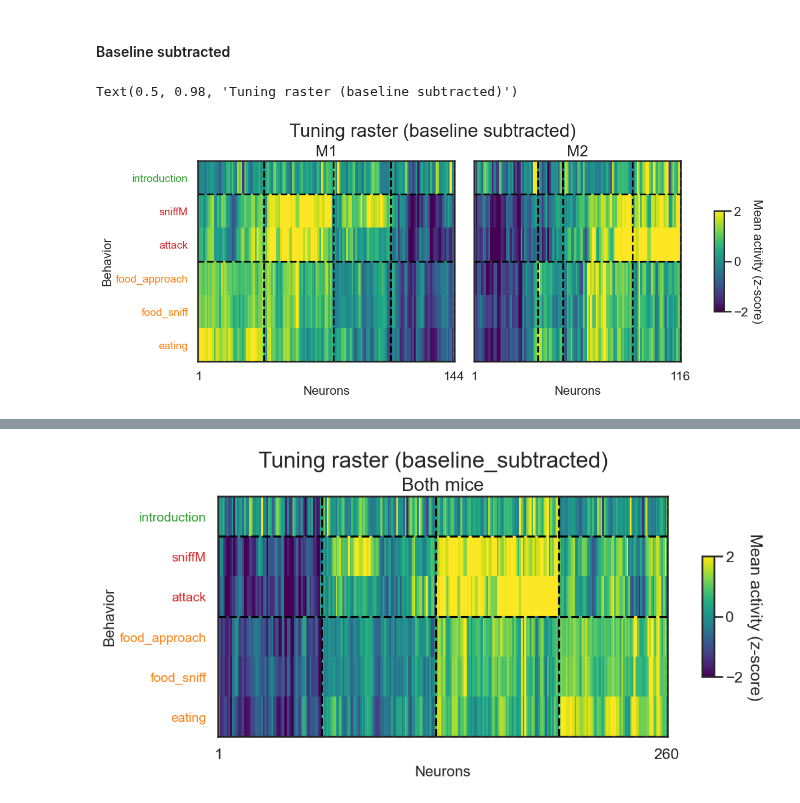
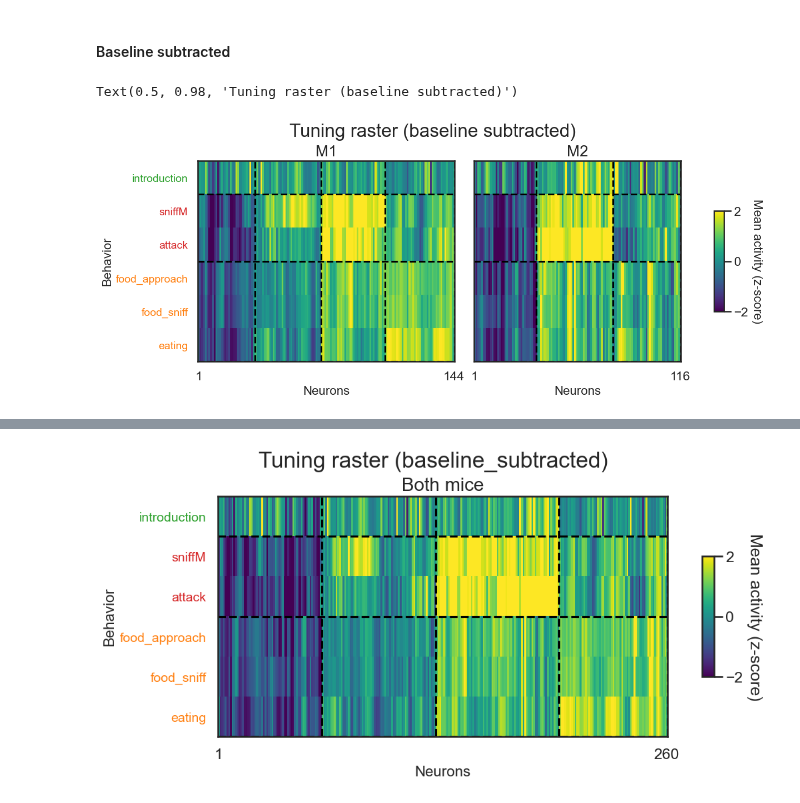
Before and after one commit to CharlesXu-Jingyue/DJA_FallRotation, a Jupyter notebook: DJA_HangryMice/tuning_raster_pie_fasted.ipynb, the cells around one changed output, grey strips where cells are left out. Drawn from its saved outputs; the diff is of its cells as text; code cells hidden in the pictures.

```diff
--- a/DJA_HangryMice/tuning_raster_pie_fasted.ipynb
+++ b/DJA_HangryMice/tuning_raster_pie_fasted.ipynb
@@ -733,24 +733,24 @@ plt.savefig("figures/20231202/TuningRasterBoth.svg")
 # Plot tuning raster
 # Fit k-means clustering
 n_clusters_nb_M1 = 4
-n_clusters_nb_M2 = 4
+n_clusters_nb_M2 = 3
 cluster_labels_nb_M1, data_reordered_nb_M1, neuron_ids_nb_reordered_M1 = fit_kmeans(n_clusters_nb_M1, mean_activity_nb_M1.T)
 cluster_labels_nb_M2, data_reordered_nb_M2, neuron_ids_nb_reordered_M2 = fit_kmeans(n_clusters_nb_M2, mean_activity_nb_M2.T)
 
 # Reorder the cluster again
-# cluster_order_nb_M1 = [1, 3, 0, 2, 4]
-# cluster_order_nb_M2 = [3, 0, 1, 2, 4]
-cluster_order_nb_M1 = [0, 1, 2, 3, 4]
-cluster_order_nb_M2 = [0, 1, 2, 3, 4]
+cluster_order_nb_M1 = [2, 0, 3, 1]
+cluster_order_nb_M2 = [1, 0, 2]
+# cluster_order_nb_M1 = [0, 1, 2, 3, 4]
+# cluster_order_nb_M2 = [0, 1, 2, 3, 4]
 
 i_cluster_lower = 0
-for i, i_cluster in enumerate(cluster_order_M1):
+for i, i_cluster in enumerate(cluster_order_nb_M1):
     i_cluster_upper = i_cluster_lower + sum(cluster_labels_nb_M1 == i_cluster)
     data_reordered_nb_M1[i_cluster_lower:i_cluster_upper, :] = mean_activity_nb_M1[:, cluster_labels_nb_M1 == i_cluster].T
     i_cluster_lower = i_cluster_upper
 
 i_cluster_lower = 0
-for i, i_cluster in enumerate(cluster_order_M2):
+for i, i_cluster in enumerate(cluster_order_nb_M2):
     i_cluster_upper = i_cluster_lower + sum(cluster_labels_nb_M2 == i_cluster)
     data_reordered_nb_M2[i_cluster_lower:i_cluster_upper, :] = mean_activity_nb_M2[:, cluster_labels_nb_M2 == i_cluster].T
     i_cluster_lower = i_cluster_upper
@@ -804,34 +804,34 @@ axs[1].set_yticks([])
 # Color the yticklabels
 ytickcolors_nb = ['tab:green',
                'tab:red', 'tab:red',
                'tab:orange', 'tab:orange', 'tab:orange']
 
 # Get the yticklabels and set their color
 for i, yticklabel in enumerate(axs[0].get_yticklabels()):
     yticklabel.set_color(ytickcolors_nb[i % len(ytickcolors_nb)])
 
 # Separate clusters
 vline_x = 0
 for c in cluster_order_nb_M2:
     vline_x += sum(cluster_labels_nb_M2 == c)
     axs[1].axvline(x=vline_x - 1/2, color='black', linestyle='--')
 
 # for i in range(1, n_clusters_M2):
 #     axs[1].axvline(x=np.sum(cluster_labels_M2 < i) - 1/2, color='black', linestyle='--')
 
 # Separate behaviors
 for b in group_indices:
     axs[1].axhline(y=b-1/2, color='black', linestyle='--')
 
 # Add a colarbar
 cbar = fig.colorbar(im0, ax=axs, shrink=0.5, aspect=10)
 cbar.set_label('Mean activity (z-score)', rotation=-90, va="bottom", fontsize=16)
 
 plt.suptitle('Tuning raster (baseline subtracted)', fontsize=24)
 # plt.savefig("figures/20231202/TuningRaster.svg")
 # %% [output]
 Text(0.5, 0.98, 'Tuning raster (baseline subtracted)')
-[figure, old version]
+[figure, new version]
 # %%
 cluster_labels_nb_M1
 # %% [output]
```
Also changed, not shown: parts of 7 cells of this notebook, 8 other files.
